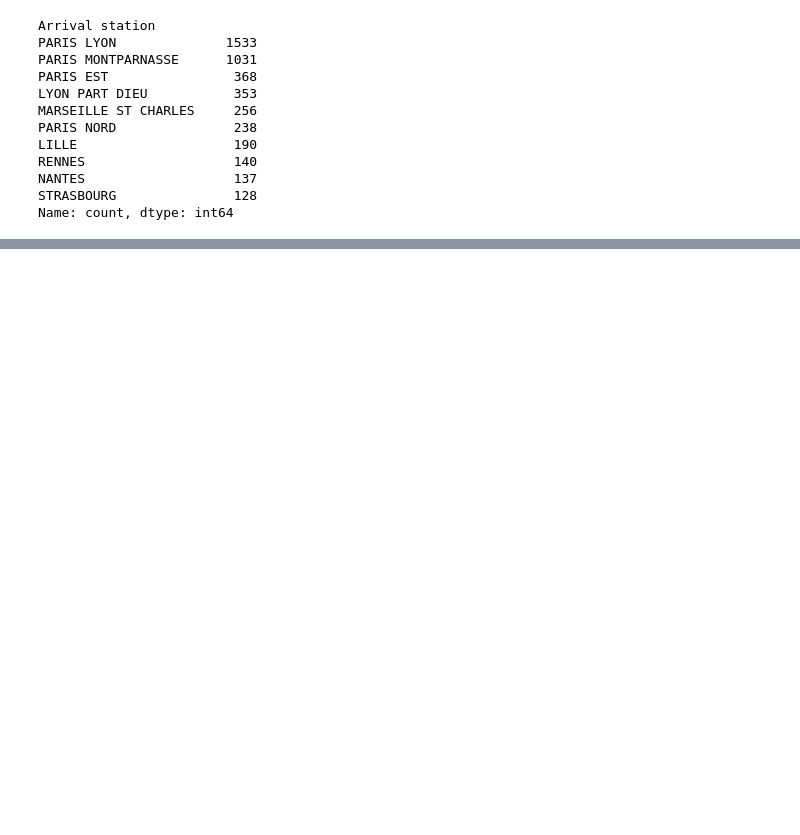
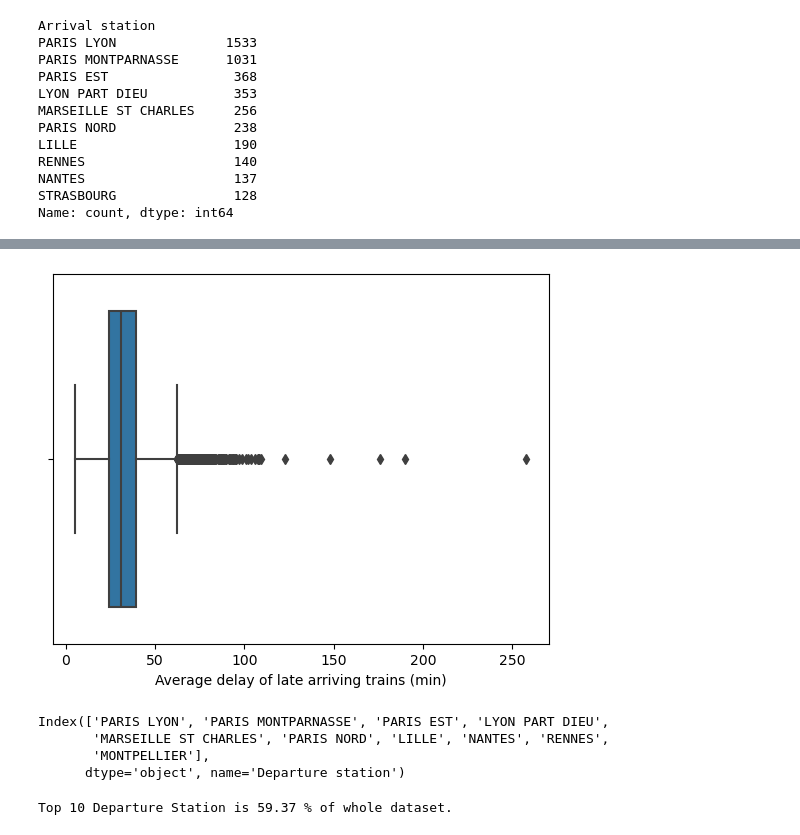
Before and after one commit to CrisMagdziak/Train_Traffic_Python, a Jupyter notebook: Trains_Project_v1.1.ipynb, the cells around one changed output, grey strips where cells are left out. Drawn from its saved outputs; the diff is of its cells as text; code cells hidden in the pictures; blank space fills up the shorter version.

Commit message:
new train file

```diff
--- a/Trains_Project_v1.1.ipynb
+++ b/Trains_Project_v1.1.ipynb
@@ -204,0 +215,21 @@ df_clean.to_csv('CSV\Clean_DataSet_Trains.csv')
+# %%
+# Chart showing distributions for all arrving trains delays
+sns.boxplot(data= df_clean, x = 'Average delay of late arriving trains (min)')
+plt.show()
+# %% [output]
+[figure, added]
+# %%
+# Top 10 Departure stations
+top_10_dep_stations = df_clean['Departure station'].value_counts().head(10).index
+top_10_dep_stations
+# %% [output]
+Index(['PARIS LYON', 'PARIS MONTPARNASSE', 'PARIS EST', 'LYON PART DIEU',
+       'MARSEILLE ST CHARLES', 'PARIS NORD', 'LILLE', 'NANTES', 'RENNES',
+       'MONTPELLIER'],
+      dtype='object', name='Departure station')
+# %%
+# Top 10 stations participation in whole station list
+top_10 = round((len(df_clean[df_clean['Departure station'].isin(top_10_dep_stations)]) / len(df_clean) ) * 100, 2)
+print(f'Top 10 Departure Station is {top_10} % of whole dataset.')
+# %% [output]
+Top 10 Departure Station is 59.37 % of whole dataset.
```
Also changed, not shown: parts of 17 cells of this notebook, 1 other file.
